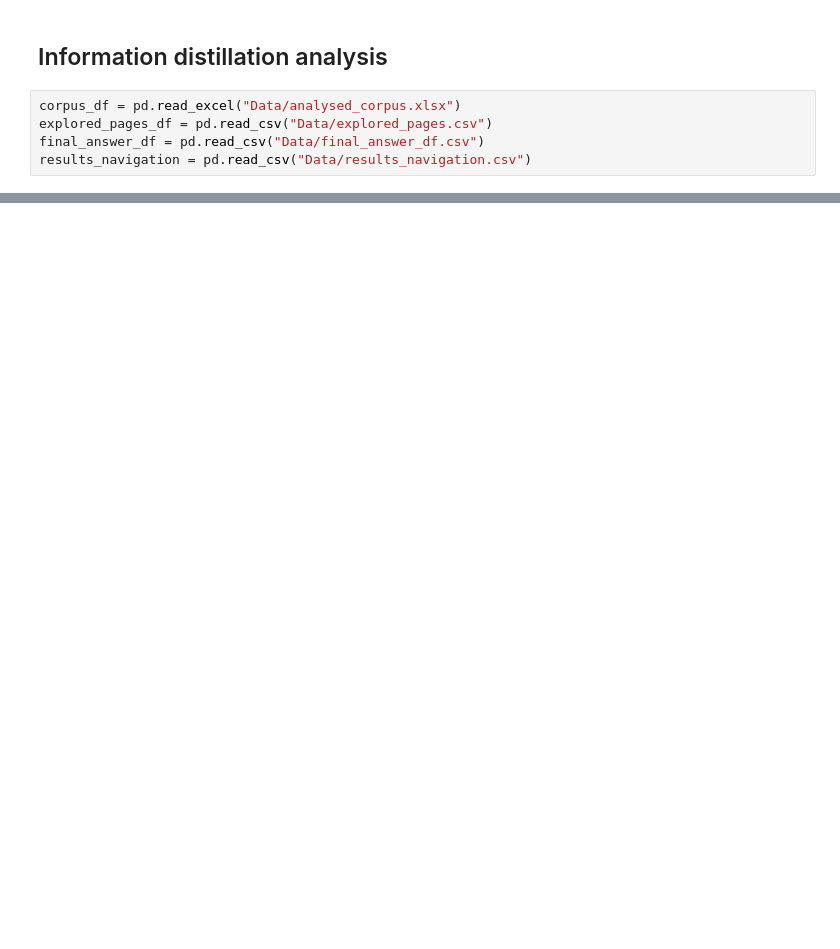
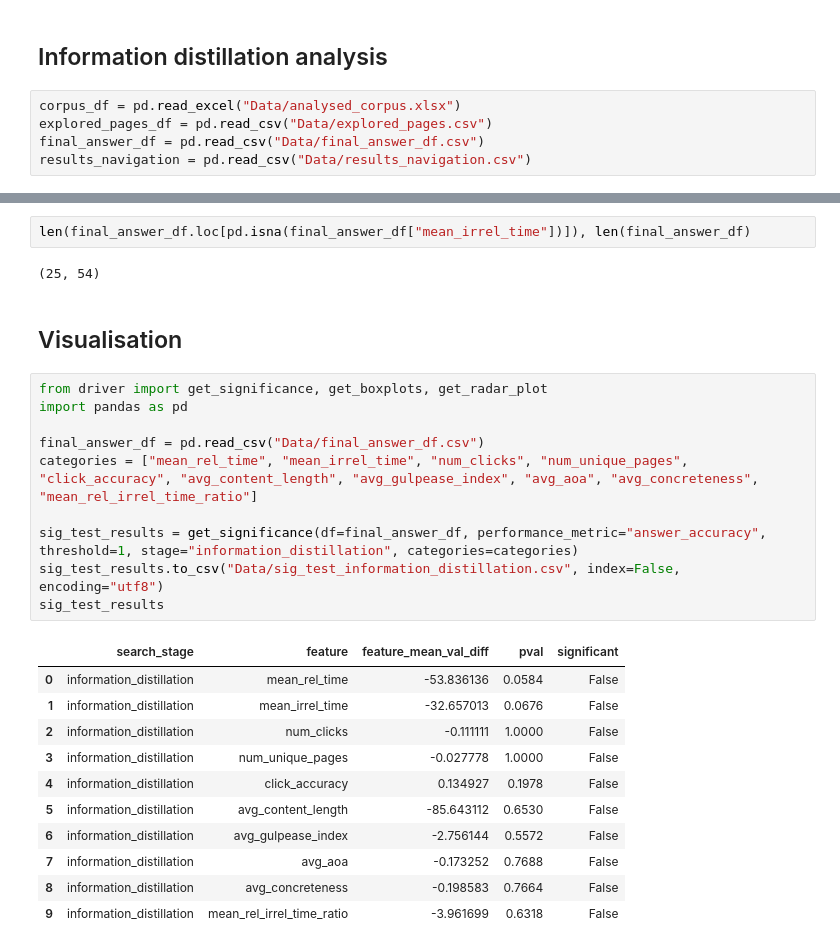
Before and after one commit to SOLandChildren/CHIIR27_LogAnalysis, a Jupyter notebook: information_distillation.ipynb, the cells around one changed output, grey strips where cells are left out. Saved outputs shown, nothing was run; the diff lists cells and outputs as text; blank space fills up the shorter version.

```diff
--- a/information_distillation.ipynb
+++ b/information_distillation.ipynb
@@ -104,0 +183,28 @@ for _, row in final_answer_df.iterrows():
+# %%
+len(final_answer_df.loc[pd.isna(final_answer_df["mean_irrel_time"])]), len(final_answer_df)
+# %% [output]
+(25, 54)
+# %% [markdown]
+## Visualisation
+# %%
+from driver import get_significance, get_boxplots, get_radar_plot
+import pandas as pd
+
+final_answer_df = pd.read_csv("Data/final_answer_df.csv")
+categories = ["mean_rel_time", "mean_irrel_time", "num_clicks", "num_unique_pages", "click_accuracy", "avg_content_length", "avg_gulpease_index", "avg_aoa", "avg_concreteness", "mean_rel_irrel_time_ratio"]
+
+sig_test_results = get_significance(df=final_answer_df, performance_metric="answer_accuracy", threshold=1, stage="information_distillation", categories=categories)
+sig_test_results.to_csv("Data/sig_test_information_distillation.csv", index=False, encoding="utf8")
+sig_test_results
+# %% [output]
+|  | search_stage | feature | feature_mean_val_diff | pval | significant |
+| 0 | information_distillation | mean_rel_time | -53.836136 | 0.0584 | False |
+| 1 | information_distillation | mean_irrel_time | -32.657013 | 0.0676 | False |
+| 2 | information_distillation | num_clicks | -0.111111 | 1.0000 | False |
+| 3 | information_distillation | num_unique_pages | -0.027778 | 1.0000 | False |
+| 4 | information_distillation | click_accuracy | 0.134927 | 0.1978 | False |
+| 5 | information_distillation | avg_content_length | -85.643112 | 0.6530 | False |
+| 6 | information_distillation | avg_gulpease_index | -2.756144 | 0.5572 | False |
+| 7 | information_distillation | avg_aoa | -0.173252 | 0.7688 | False |
+| 8 | information_distillation | avg_concreteness | -0.198583 | 0.7664 | False |
+| 9 | information_distillation | mean_rel_irrel_time_ratio | -3.961699 | 0.6318 | False |
```
Also changed, not shown: parts of 7 cells of this notebook, 8 other files.
